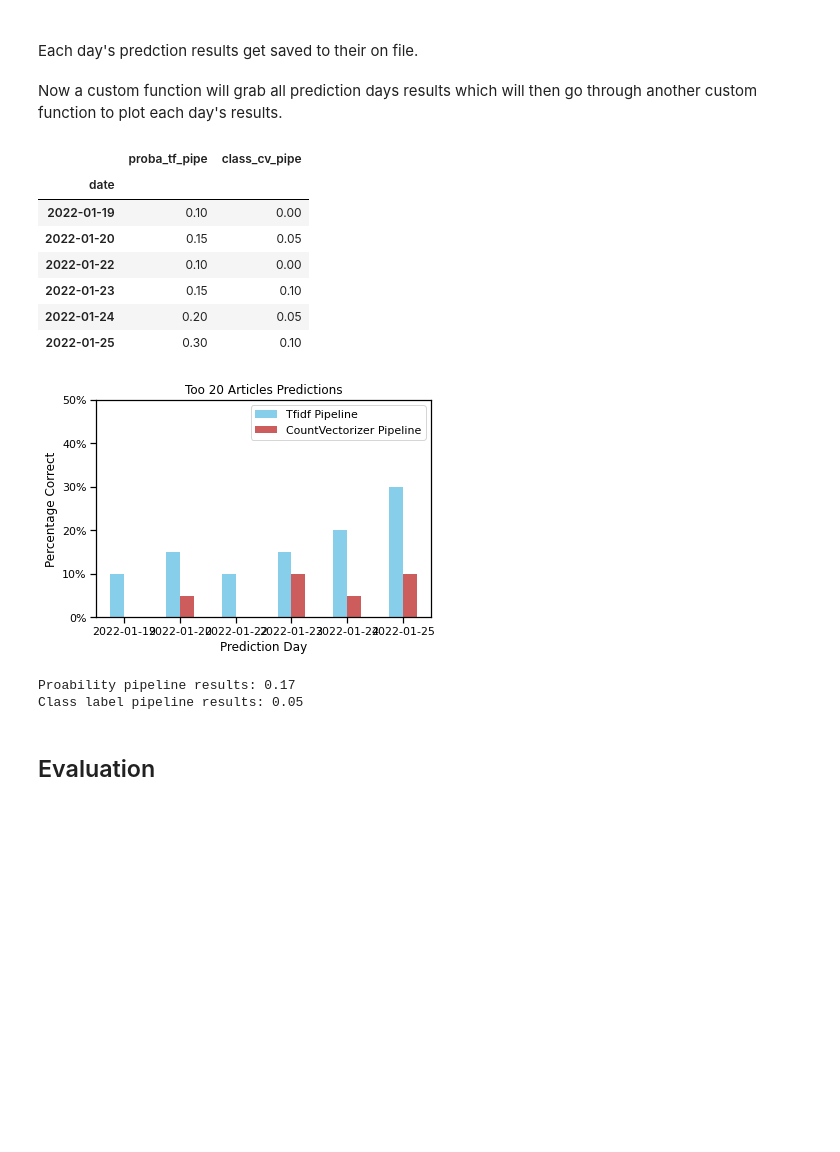
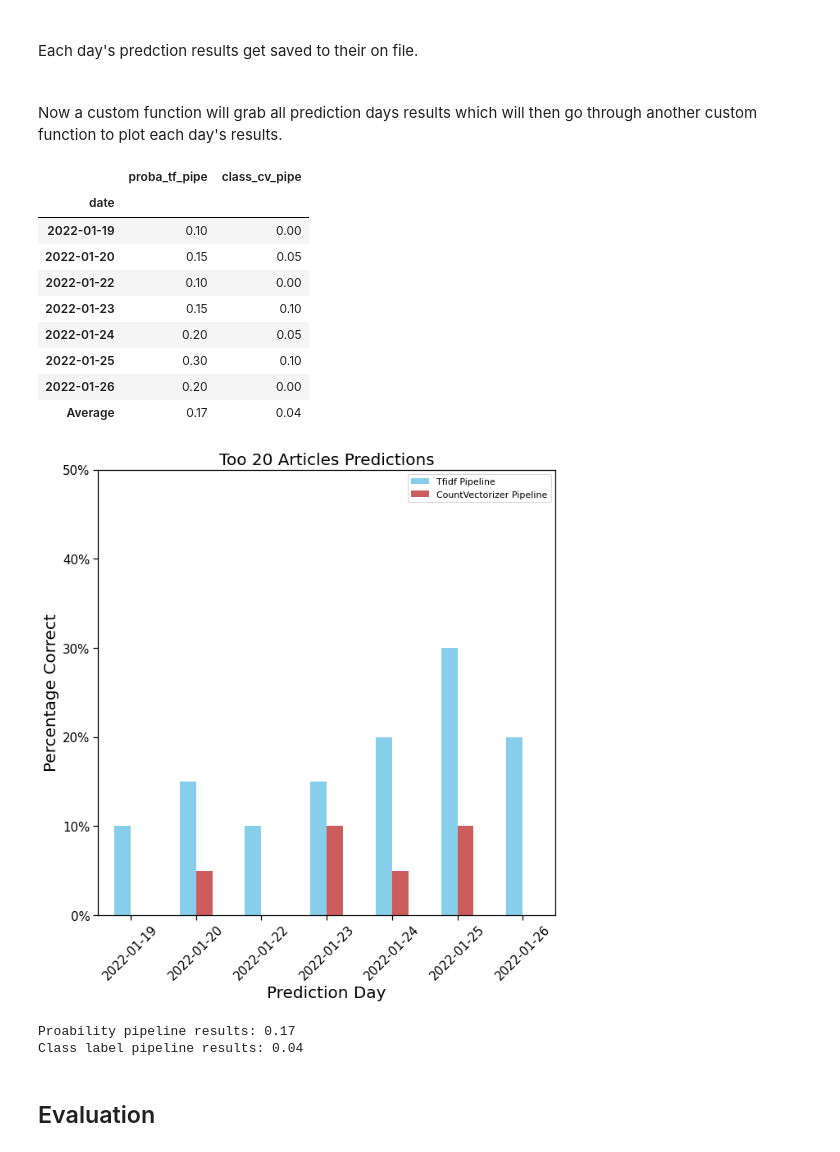
Before and after one commit to zach-hanly/nyt_predicting_shared_articles, a Jupyter notebook: main_notebook.ipynb, the cells around one changed output. Cells and saved outputs as stored; diff of their text form; code cells hidden in the pictures; blank space fills up the shorter version.

```diff
--- a/main_notebook.ipynb
+++ b/main_notebook.ipynb
@@ -1143,10 +1130,12 @@ Each day's predction results get saved to their on file.
 file_date = prediction_df.index[0].replace('-', '_')
 prediction_df.to_csv(f'data/predictions/pred_for_{file_date}.csv')
 # %% [markdown]
+<br>
 Now a custom function will grab all prediction days results which will then go through another custom function to plot each day's results.
 # %%
 current_pred_results = load_predictions('data/predictions/')
 current_pred_results.sort_index(inplace=True)
+current_pred_results.loc['Average'] = round(current_pred_results[['proba_tf_pipe','class_cv_pipe']].mean(), 2)
 current_pred_results
 # %% [output]
 |  | proba_tf_pipe | class_cv_pipe |
@@ -1157,11 +1146,28 @@ current_pred_results
 | 2022-01-23 | 0.15 | 0.10 |
 | 2022-01-24 | 0.20 | 0.05 |
 | 2022-01-25 | 0.30 | 0.10 |
+| 2022-01-26 | 0.20 | 0.00 |
+| Average | 0.17 | 0.04 |
+# %%
+def plot_predictions(df):
+
+    proba_tf_pipe = df.proba_tf_pipe
+    class_cv_pipe = df.class_cv_pipe
+    df = pd.DataFrame({'Tfidf Pipeline': df.proba_tf_pipe, 'CountVectorizer Pipeline': df.class_cv_pipe})
+
+    ax = df.plot.bar(color=['SkyBlue','IndianRed'], rot=45, title='Too 20 Articles Predictions',
+                     figsize=(10,10), fontsize=15)
+
+    ax.set_title('Too 20 Articles Predictions', fontsize=20)
+    ax.set_xlabel('Prediction Day', fontsize=20)
+    ax.set_ylabel('Percentage Correct', fontsize=20)
+    plt.yticks([0,0.1,0.2,0.3,0.4,0.5],
+                   ['0%', '10%', '20%', '30%', '40%', '50%'])
 # %%
-plot_predictions(current_pred_results)
-plt.savefig('images/model_results.png')
+plot_predictions(current_pred_results[:-1])
+plt.savefig('images/model_results.png');
 # %% [output]
-[figure, old version]
+[figure, new version]
 # %%
 print(f"""
 Proability pipeline results: {round(current_pred_results.proba_tf_pipe.mean(), 2)}
@@ -1169,7 +1175,7 @@ Class label pipeline results: {round(current_pred_results.class_cv_pipe.mean(),
 """)
 # %% [output]
 Proability pipeline results: 0.17
-Class label pipeline results: 0.05
+Class label pipeline results: 0.04
 # %% [markdown]
 ## Evaluation
 # %% [markdown]
```
Also changed, not shown: parts of 42 cells of this notebook, 7 other files.
